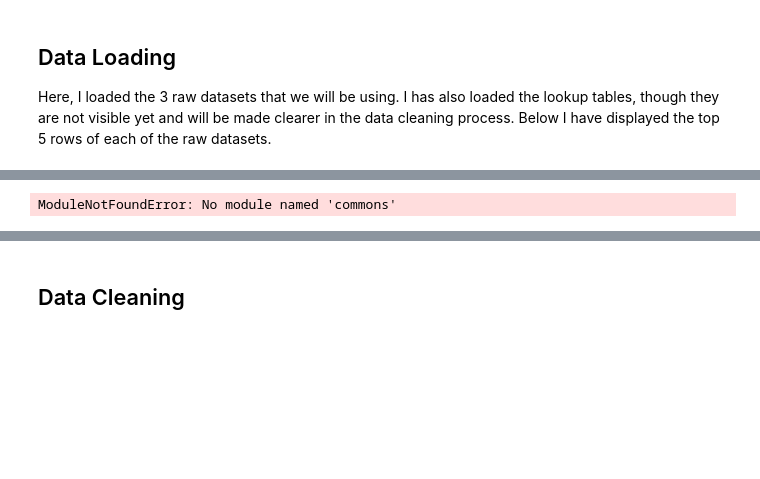
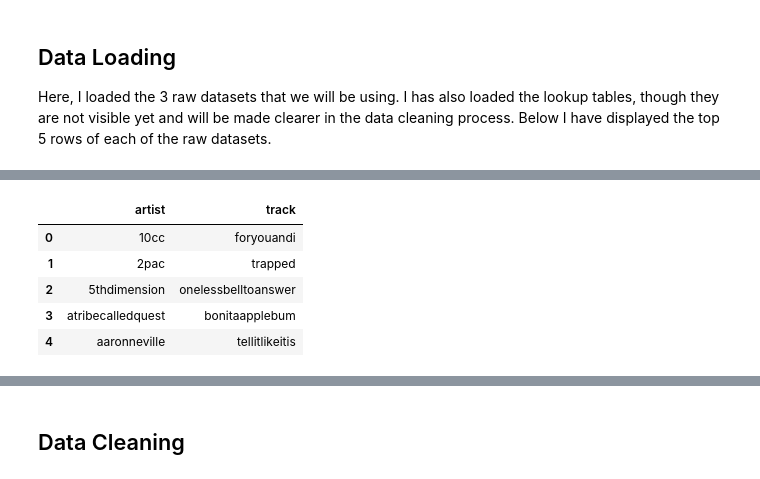
Before and after one commit to spattapu1/MGT-189_Project, a Jupyter notebook: data.ipynb, the cells around one changed output, grey strips where cells are left out. Cells and saved outputs as stored; diff of their text form; code cells hidden in the pictures; blank space fills up the shorter version.

```diff
--- a/data.ipynb
+++ b/data.ipynb
@@ -33,16 +33,36 @@ mental_health_data_raw.head()
 | 2 | 2014-08-27 11:32:39 | Female | United States | Corporate | NaN | Yes | Yes | 1-14 days | ... |
 | 3 | 2014-08-27 11:37:59 | Female | United States | Corporate | No | Yes | Yes | 1-14 days | ... |
 | 4 | 2014-08-27 11:43:36 | Female | United States | Corporate | No | Yes | Yes | 1-14 days | ... |
-# %%
-#import autotagging dataset
-import commons
-
-tracks, tags, extra = commons.read_file('mtg/autotagging.tsv')
-
-
-mtg_raw = pd.DataFrame.from_dict(tracks, orient="index")
-mtg_raw.index.name = "track_id"
-mtg_raw.reset_index(inplace=True)
-mtg_raw.head()
-# %% [output]
-ModuleNotFoundError: No module named 'commons'
+# %%
+
+# load lines
+with open("raw_data/songNames.txt", "r", encoding="utf-8") as f:
+    cal_500_raw = pd.DataFrame({"artist_track": [line.strip() for line in f if line.strip()]})
+
+# split artist + track
+cal_500_raw[["artist", "track"]] = cal_500_raw["artist_track"].str.split("-", n=1, expand=True)
+
+# clean text
+def clean(s):
+    return (
+        s.str.lower()
+         .str.replace("_", "", regex=False)
+         .str.replace(r"[^\w\s]", "", regex=True)
+         .str.replace(r"\s+", " ", regex=True)
+         .str.strip()
+    )
+
+cal_500_raw["artist"] = clean(cal_500_raw["artist"])
+cal_500_raw["track"] = clean(cal_500_raw["track"])
+
+# optional: drop original column
+cal_500_raw = cal_500_raw.drop(columns="artist_track")
+
+cal_500_raw.head()
+# %% [output]
+|  | artist | track |
+| 0 | 10cc | foryouandi |
+| 1 | 2pac | trapped |
+| 2 | 5thdimension | onelessbelltoanswer |
+| 3 | atribecalledquest | bonitaapplebum |
+| 4 | aaronneville | tellitlikeitis |
```
Also changed, not shown: parts of 11 cells of this notebook.
